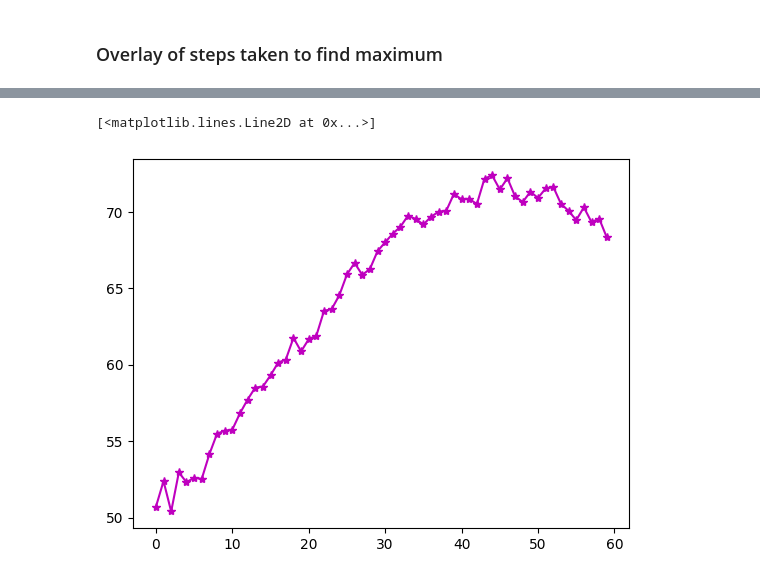
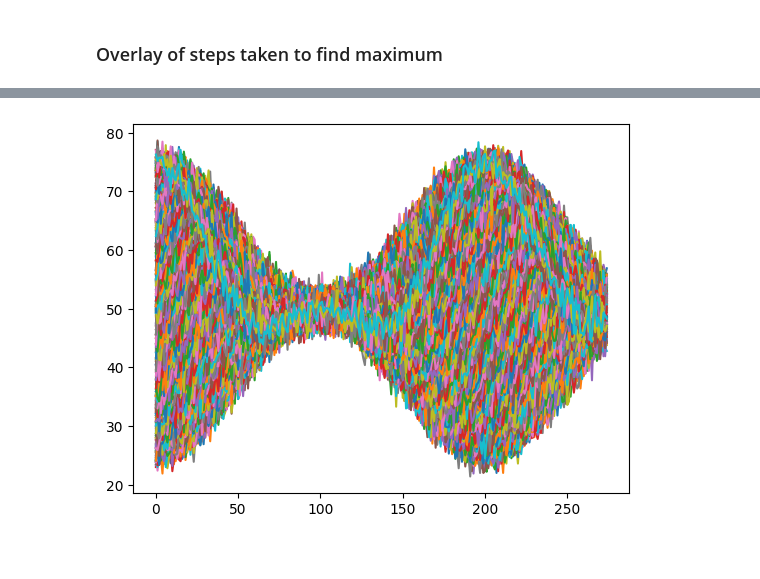
Before and after one commit to Rijuki/BITgatepowers, a Jupyter notebook: Inequal_test.ipynb, the cells around one changed output, grey strips where cells are left out. Saved outputs shown, nothing was run; the diff lists cells and outputs as text; code cells hidden in the pictures.

```diff
--- a/Inequal_test.ipynb
+++ b/Inequal_test.ipynb
@@ -216,7 +223,8 @@ def full_calculation():
             pp = pp + 1
             ###
         r.append(t)
-    #Al final
+
+    #printing the 100
     pbar = pbar+10
     arr[iteration] = str(pbar)
     for i in range(len(arr)):
@@ -229,8 +237,8 @@ def full_calculation():
 
     max_p = 0
     max_i = []
-    for i in range(len(r)):
-        for j in range(len(r)):
+    for i in range(len(x)):
+        for j in range(len(y)):
             if r[i][j] > max_p:
                 max_p = r[i][j]
                 max_i = [i, j]
@@ -243,13 +251,13 @@ def full_calculation():
 ### Overlay of steps taken to find maximum
 # %%
 #Global variables
-repetitions = 3000
-xinitial = -1.2
-xlength = 1.2
-yinitial = -1.2
-ylength = 1.2
-stepc = 0.001
-search_radius = 7
+repetitions = 1000
+xinitial = 0.5
+xlength = 3.0
+yinitial = -1.0
+ylength = 1.75
+stepc = 0.01
+search_radius = 5
 
 deci_round = str(stepc)[::-1].find('.')
 x = np.arange(xinitial, xlength, stepc)
@@ -257,8 +265,8 @@ y = np.arange(yinitial, ylength, stepc)
 #provider = IBMQ.load_account()
 
 if __name__ == '__main__':
-    _, index_log = gradient_method()
-    #r = full_calculation()
+    _, index_log, xyBoard = gradient_method()
+    r = full_calculation()
 
     index_map_x = []
     index_map_y = []
@@ -271,5 +279,6 @@ if __name__ == '__main__':
     plt.plot(index_map_x[0], index_map_y[0], 'd')
     #diamon is end
     plt.plot(index_map_x[-1], index_map_y[-1], 'D')
-    #plt.imshow(r, cmap='hot', interpolation='antialiased', extent=[xinitial, xlength, yinitial, ylength], origin='lower');
+
+    plt.imshow(r, cmap='hot', interpolation='antialiased', extent=[xinitial, xlength, yinitial, ylength], origin='lower');
 # %% [output]
@@ -287,15 +305,15 @@ Time spent (s):  99.48219275474548
 # %%
-#for i in range(len(r)-18):
-    #plt.plot(r[i])
+#plot horizontally
+for i in range(len(r)):
+    plt.plot(r[i])
 
+#average
 h = []
-for i in range(len(x)):
+for i in range(len(y)):
     ave_val = 0
-    for j in range(len(y)):
+    for j in range(len(x)):
         ave_val = ave_val + r[j][i]
     h.append(ave_val/len(x))
-plt.plot(h, '*m-')
-#blue line is r[0] which is not within the pattern
+#plt.plot(h, '*m-');
 # %% [output]
-[<matplotlib.lines.Line2D at 0x...>]
-[figure, old version]
+[figure, new version]
```
Also changed, not shown: parts of 4 cells of this notebook.
